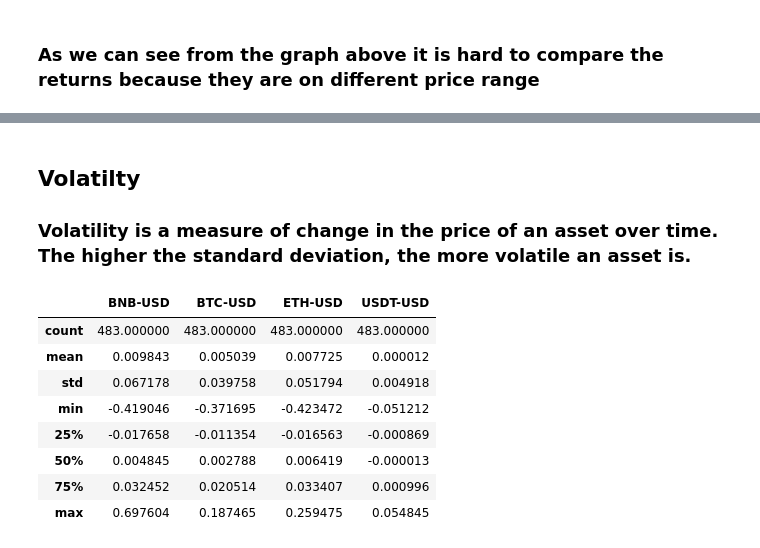
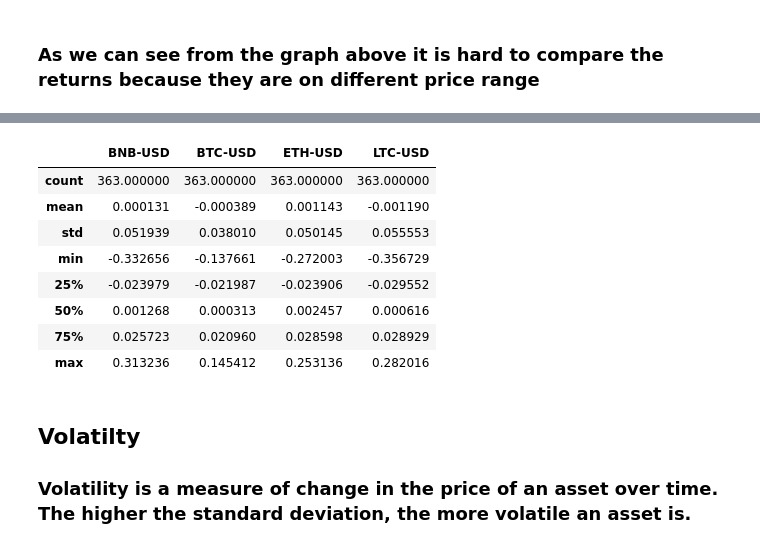
Before and after one commit to DDEEEVV/Project-101-CryptoAnalysis, a Jupyter notebook: crypyo_analysis_project.ipynb, the cells around one changed output, grey strips where cells are left out. Cells and saved outputs as stored; diff of their text form; code cells hidden in the pictures.

```diff
--- a/crypyo_analysis_project.ipynb
+++ b/crypyo_analysis_project.ipynb
@@ -49,5 +56,5 @@ closing_prices.hvplot()
 ### As we can see from the graph above it is hard to compare the returns because they are on different price range
 # %%
 daily_returns=closing_prices.pct_change().dropna()
-daily_returns.hvplot()
+daily_returns.describe()
 # %% [output]
@@ -55,15 +61,12 @@ daily_returns.hvplot()
+|  | BNB-USD | BTC-USD | ETH-USD | LTC-USD |
+| count | 363.000000 | 363.000000 | 363.000000 | 363.000000 |
+| mean | 0.000131 | -0.000389 | 0.001143 | -0.001190 |
+| std | 0.051939 | 0.038010 | 0.050145 | 0.055553 |
+| min | -0.332656 | -0.137661 | -0.272003 | -0.356729 |
+| 25% | -0.023979 | -0.021987 | -0.023906 | -0.029552 |
+| 50% | 0.001268 | 0.000313 | 0.002457 | 0.000616 |
+| 75% | 0.025723 | 0.020960 | 0.028598 | 0.028929 |
+| max | 0.313236 | 0.145412 | 0.253136 | 0.282016 |
 # %% [markdown]
 ## Volatilty
 ### Volatility is a measure of change in the price of an asset over time. The higher the standard deviation, the more volatile an asset is.
-# %%
-daily_returns.describe()
-# %% [output]
-|  | BNB-USD | BTC-USD | ETH-USD | USDT-USD |
-| count | 483.000000 | 483.000000 | 483.000000 | 483.000000 |
-| mean | 0.009843 | 0.005039 | 0.007725 | 0.000012 |
-| std | 0.067178 | 0.039758 | 0.051794 | 0.004918 |
-| min | -0.419046 | -0.371695 | -0.423472 | -0.051212 |
-| 25% | -0.017658 | -0.011354 | -0.016563 | -0.000869 |
-| 50% | 0.004845 | 0.002788 | 0.006419 | -0.000013 |
-| 75% | 0.032452 | 0.020514 | 0.033407 | 0.000996 |
-| max | 0.697604 | 0.187465 | 0.259475 | 0.054845 |
```
Also changed, not shown: parts of 14 cells of this notebook.
